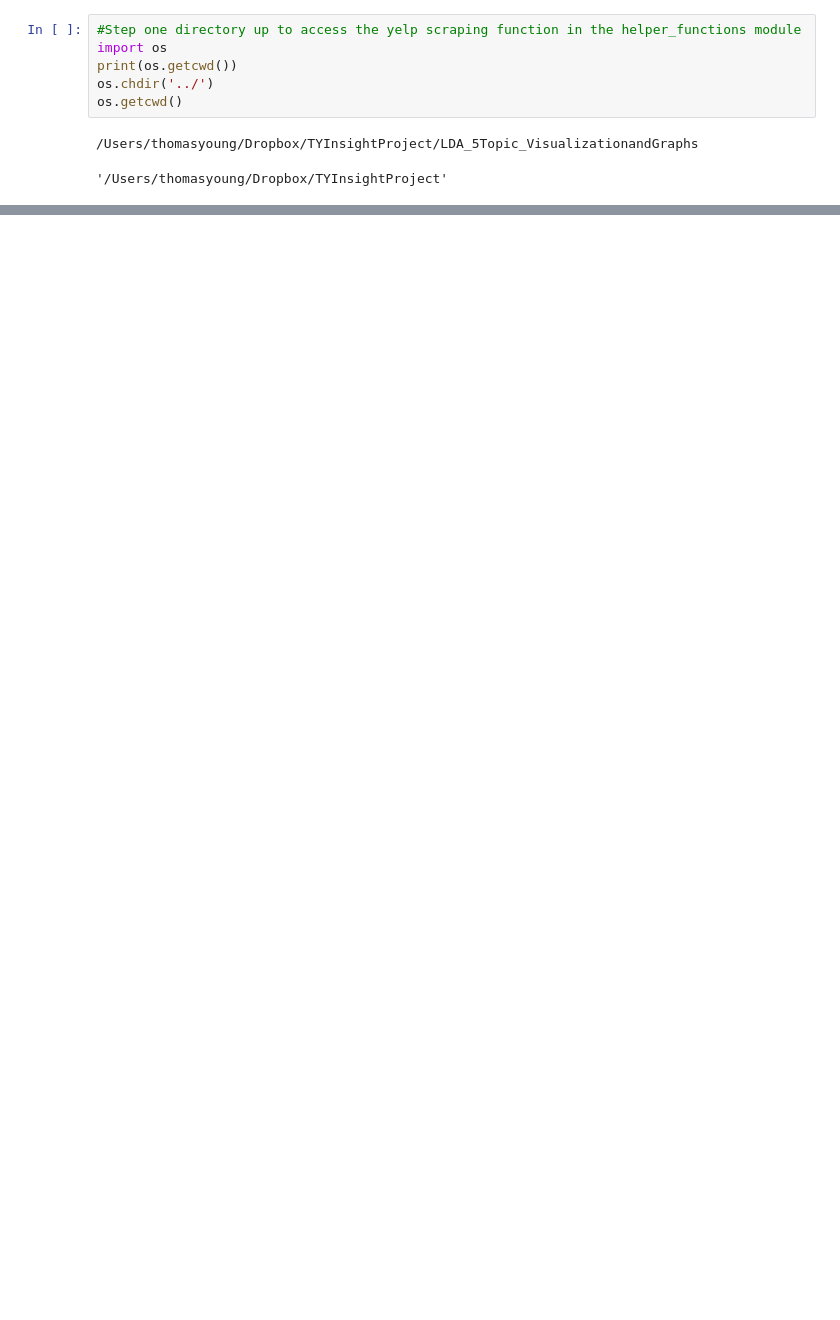
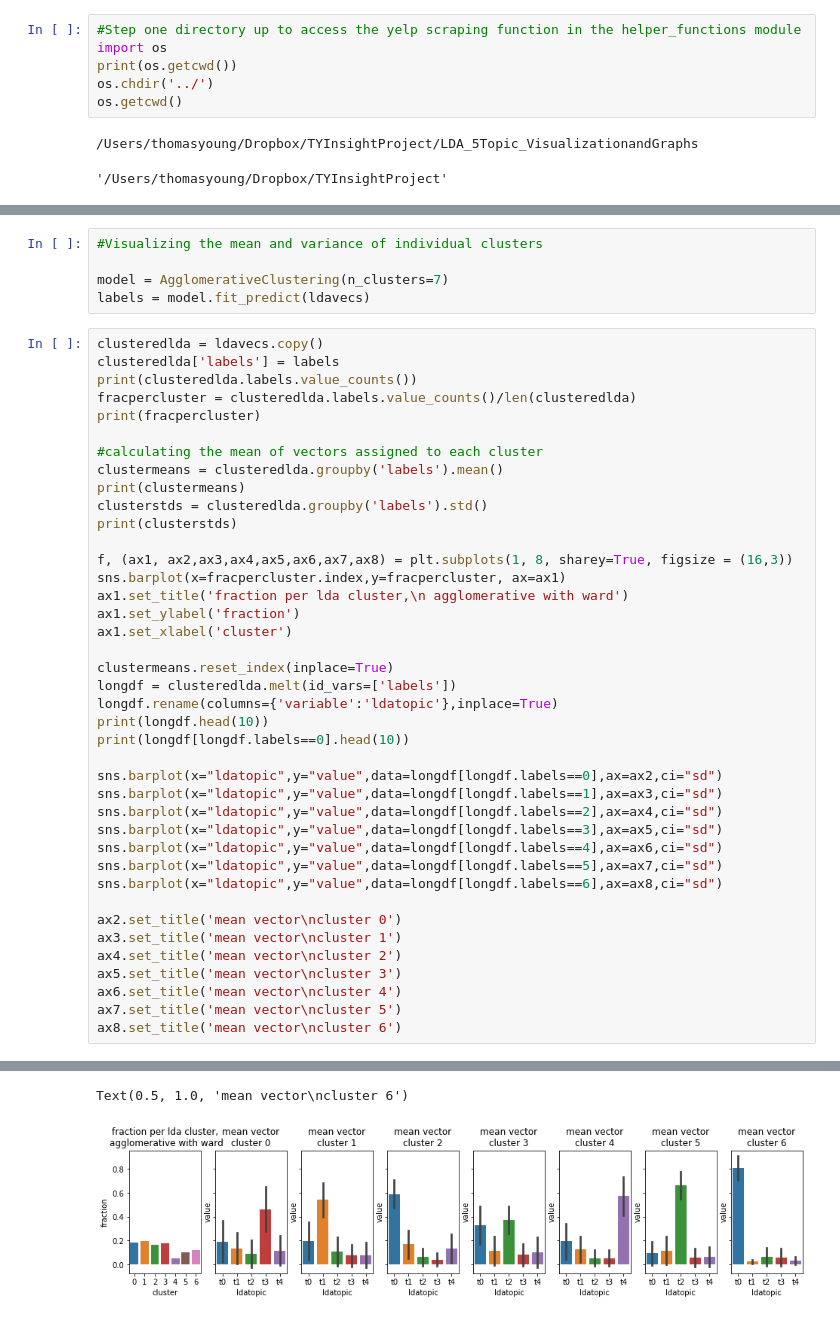
Before and after one commit to thomasyounghi/TY-InsightProject, a Jupyter notebook: LDA_5Topic_VisualizationandGraphs/EDA_LDATopicImportance.ipynb, the cells around one changed output, grey strips where cells are left out. Saved outputs shown, nothing was run; the diff lists cells and outputs as text; blank space fills up the shorter version.

```diff
--- a/LDA_5Topic_VisualizationandGraphs/EDA_LDATopicImportance.ipynb
+++ b/LDA_5Topic_VisualizationandGraphs/EDA_LDATopicImportance.ipynb
@@ -86,0 +99,46 @@ for i in range(5):
+# %%
+#Visualizing the mean and variance of individual clusters
+
+model = AgglomerativeClustering(n_clusters=7)
+labels = model.fit_predict(ldavecs)
+# %%
+clusteredlda = ldavecs.copy()
+clusteredlda['labels'] = labels
+print(clusteredlda.labels.value_counts())
+fracpercluster = clusteredlda.labels.value_counts()/len(clusteredlda)
+print(fracpercluster)
+
+#calculating the mean of vectors assigned to each cluster
+clustermeans = clusteredlda.groupby('labels').mean()
+print(clustermeans)
+clusterstds = clusteredlda.groupby('labels').std()
+print(clusterstds)
+
+f, (ax1, ax2,ax3,ax4,ax5,ax6,ax7,ax8) = plt.subplots(1, 8, sharey=True, figsize = (16,3))
+sns.barplot(x=fracpercluster.index,y=fracpercluster, ax=ax1)
+ax1.set_title('fraction per lda cluster,\n agglomerative with ward')
+ax1.set_ylabel('fraction')
+ax1.set_xlabel('cluster')
+
+clustermeans.reset_index(inplace=True)
+longdf = clusteredlda.melt(id_vars=['labels'])
+longdf.rename(columns={'variable':'ldatopic'},inplace=True)
+print(longdf.head(10))
+print(longdf[longdf.labels==0].head(10))
+
+sns.barplot(x="ldatopic",y="value",data=longdf[longdf.labels==0],ax=ax2,ci="sd")
+sns.barplot(x="ldatopic",y="value",data=longdf[longdf.labels==1],ax=ax3,ci="sd")
+sns.barplot(x="ldatopic",y="value",data=longdf[longdf.labels==2],ax=ax4,ci="sd")
+sns.barplot(x="ldatopic",y="value",data=longdf[longdf.labels==3],ax=ax5,ci="sd")
+sns.barplot(x="ldatopic",y="value",data=longdf[longdf.labels==4],ax=ax6,ci="sd")
+sns.barplot(x="ldatopic",y="value",data=longdf[longdf.labels==5],ax=ax7,ci="sd")
+sns.barplot(x="ldatopic",y="value",data=longdf[longdf.labels==6],ax=ax8,ci="sd")
+
+ax2.set_title('mean vector\ncluster 0')
+ax3.set_title('mean vector\ncluster 1')
+ax4.set_title('mean vector\ncluster 2')
+ax5.set_title('mean vector\ncluster 3')
+ax6.set_title('mean vector\ncluster 4')
+ax7.set_title('mean vector\ncluster 5')
+ax8.set_title('mean vector\ncluster 6')
+# %% [output]
@@ -86,0 +162,2 @@ for i in range(5):
+Text(0.5, 1.0, 'mean vector\ncluster 6')
+[figure, added]
```
Also changed, not shown: parts of 28 cells of this notebook.
